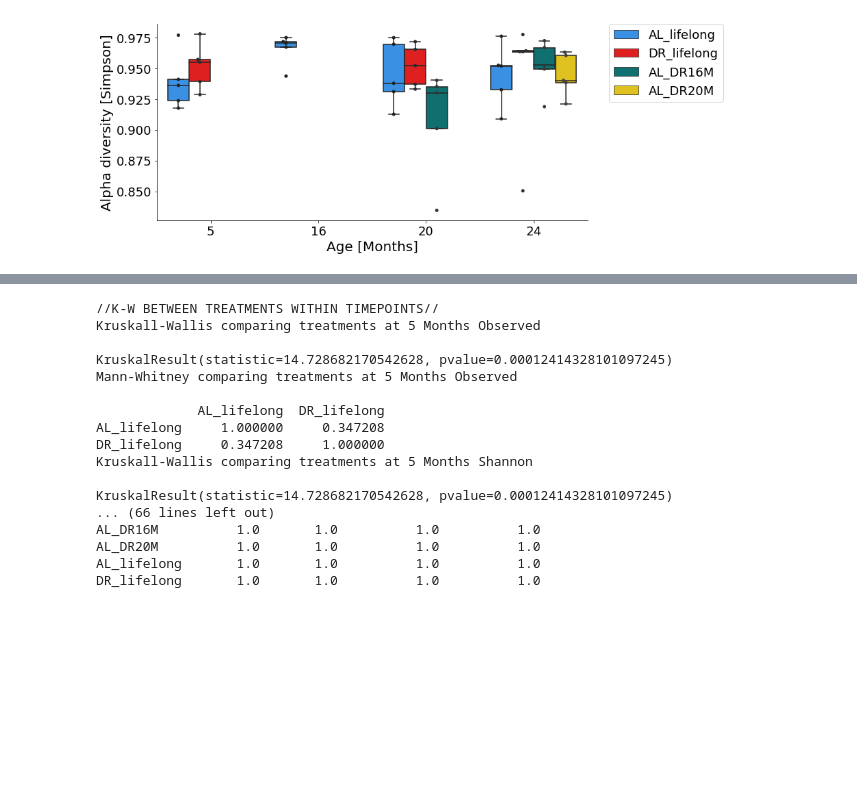
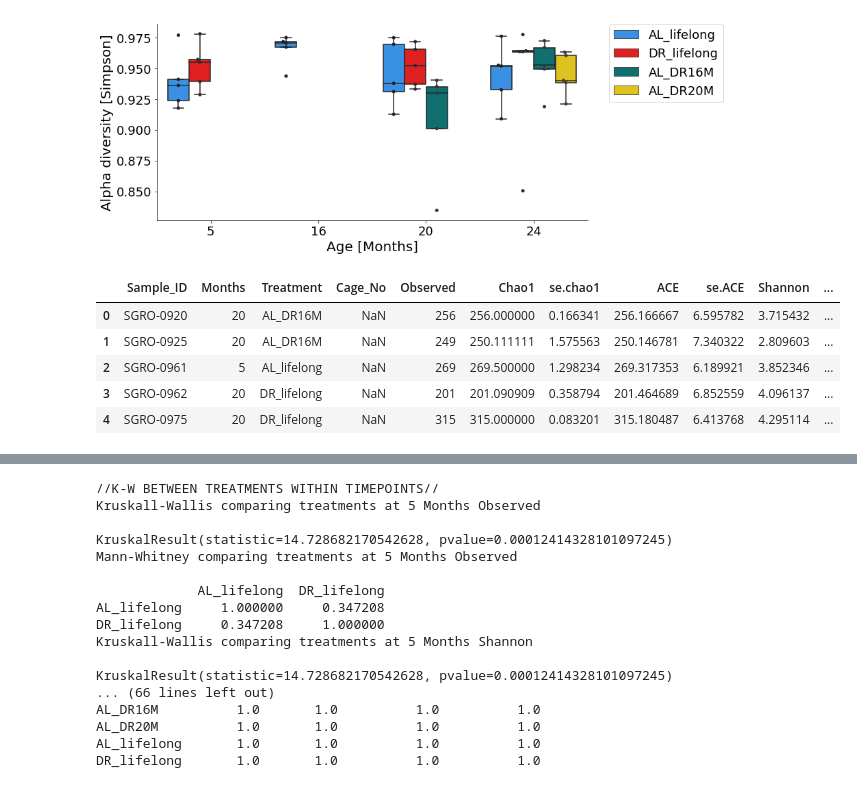
Before and after one commit to carolinamonzo/CM_16S_cross-sectionalF245, a Jupyter notebook: scripts/alpha_diversity_F2.ipynb, the cells around one changed output, grey strips where cells are left out. Cells and saved outputs as stored; diff of their text form; code cells hidden in the pictures; blank space fills up the shorter version.

```diff
--- a/scripts/alpha_diversity_F2.ipynb
+++ b/scripts/alpha_diversity_F2.ipynb
@@ -70,4 +70,13 @@ boxplot_alpha_all("Simpson", mea[mea["Months"] < 25])
 [figure]
 [figure]
 [figure]
+# %%
+mea.head()
+# %% [output]
+|  | Sample_ID | Months | Treatment | Cage_No | Observed | Chao1 | se.chao1 | ACE | se.ACE | Shannon | ... |
+| 0 | SGRO-0920 | 20 | AL_DR16M | NaN | 256 | 256.000000 | 0.166341 | 256.166667 | 6.595782 | 3.715432 | ... |
+| 1 | SGRO-0925 | 20 | AL_DR16M | NaN | 249 | 250.111111 | 1.575563 | 250.146781 | 7.340322 | 2.809603 | ... |
+| 2 | SGRO-0961 | 5 | AL_lifelong | NaN | 269 | 269.500000 | 1.298234 | 269.317353 | 6.189921 | 3.852346 | ... |
+| 3 | SGRO-0962 | 20 | DR_lifelong | NaN | 201 | 201.090909 | 0.358794 | 201.464689 | 6.852559 | 4.096137 | ... |
+| 4 | SGRO-0975 | 20 | DR_lifelong | NaN | 315 | 315.000000 | 0.083201 | 315.180487 | 6.413768 | 4.295114 | ... |
 # %%
```
Also changed, not shown: parts of 1 cell of this notebook.
